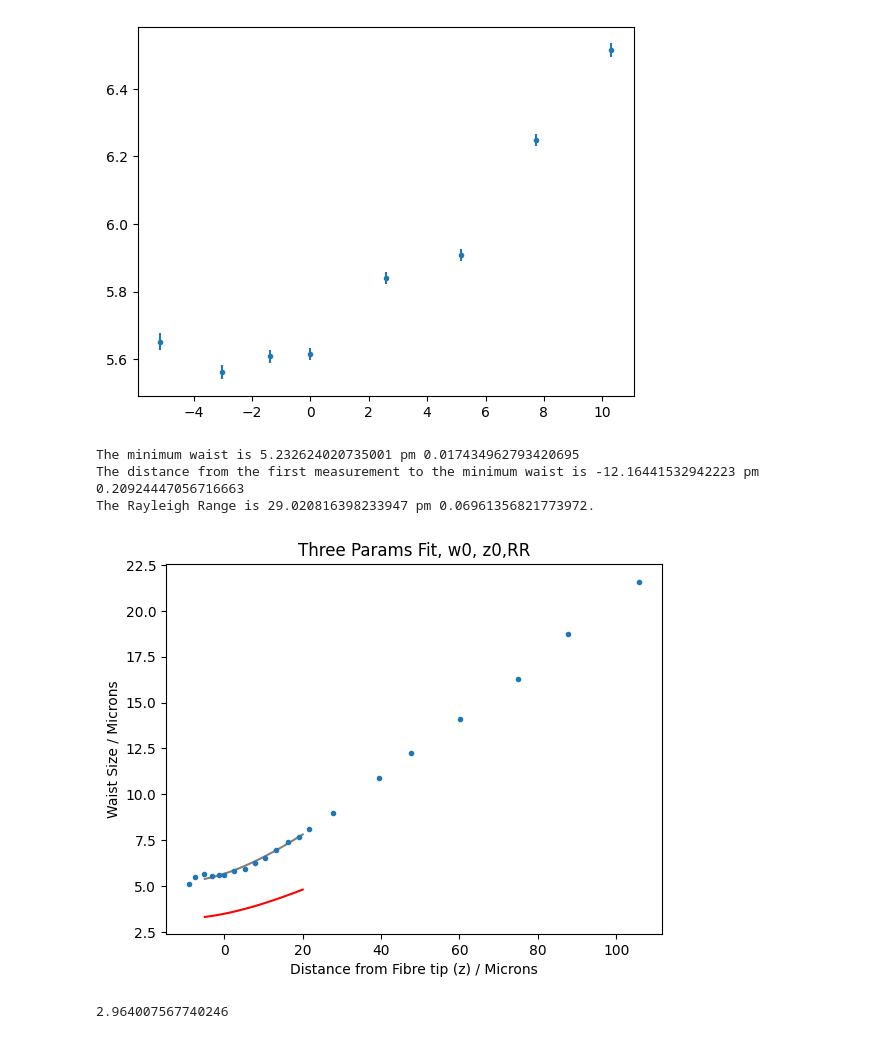
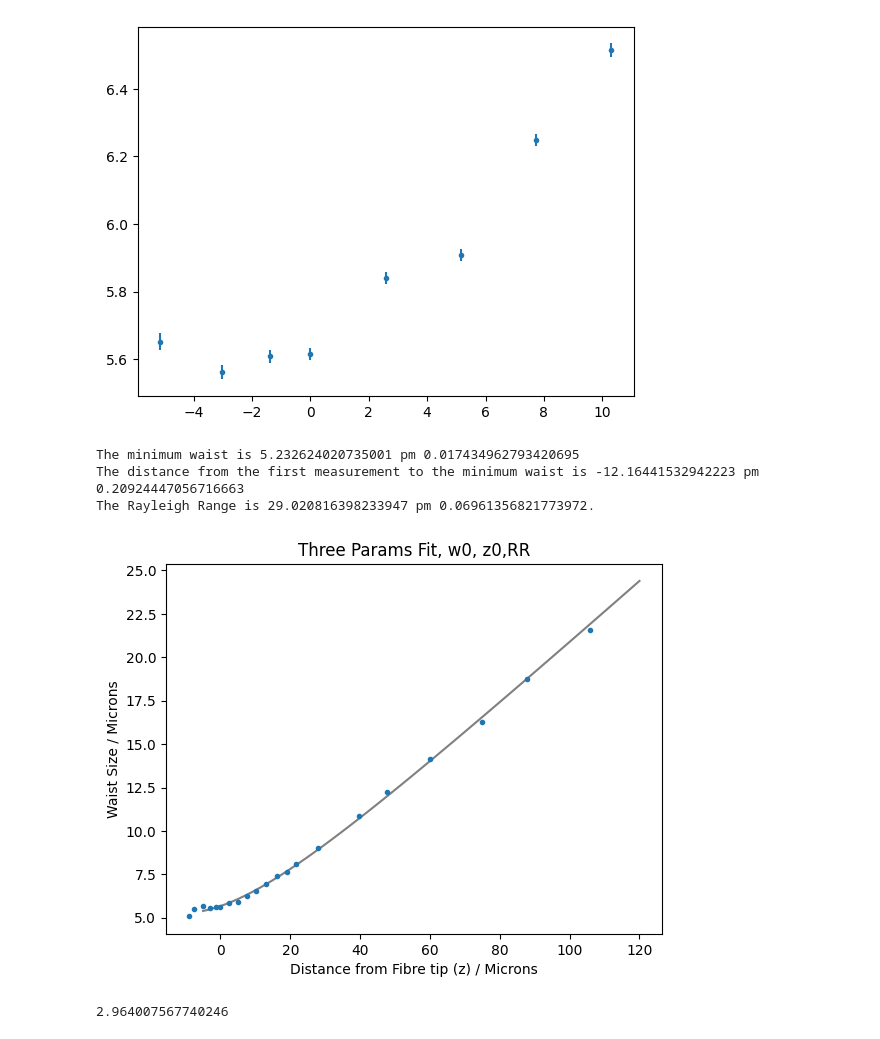
Before and after one commit to akay8/Level4Project, a Jupyter notebook: Cleaved_Fibre.ipynb, the cells around one changed output. Drawn from its saved outputs; the diff is of its cells as text; code cells hidden in the pictures.

```diff
--- a/Cleaved_Fibre.ipynb
+++ b/Cleaved_Fibre.ipynb
@@ -320,27 +325,27 @@ w0_err, z0_err,RR_err = params_errs
 # %%
 # Plot waists vs Z:
 plt.errorbar(zs, waists, yerr = waists_errs, linestyle = '', marker = 'o', ms = 3)
-plt.plot(np.linspace(-5,20,100), WvsZ(np.linspace(-5,20,100), w0, z0,RR), color = 'grey')
+plt.plot(np.linspace(-5,120,100), WvsZ(np.linspace(-5,120,100), w0, z0,RR), color = 'grey')
 
 plt.xlabel('Distance from Fibre tip (z) / Microns')
 plt.ylabel('Waist Size / Microns')
 plt.title('Three Params Fit, w0, z0,RR')
 
-plt.plot(np.linspace(-5,20,100), WvsZ(np.linspace(-5,20,100), 3.22, z0,RR), color = 'red')
+#plt.plot(np.linspace(-5,20,100), WvsZ(np.linspace(-5,20,100), 3.22, z0,RR), color = 'red')
 
 #plt.plot(np.linspace(-100,450,100), WvsZ(np.linspace(-100,450,100), 3, z0), color = 'green')
 #plt.scatter(lengths*np.cos(np.pi / 12),waists*np.cos(np.pi / 12), color = 'darkgreen')
 
 
 print('The minimum waist is {} pm {}'.format(w0, w0_err))
 print('The distance from the first measurement to the minimum waist is {} pm {}'.format(z0, z0_err))
 #print('The weird systematic error Y is {} pm {}'.format(Y0, Y0_err))
 print('The Rayleigh Range is {} pm {}.'.format(RR,RR_err))
 # %% [output]
 The minimum waist is 5.232624020735001 pm 0.017434962793420695
 The distance from the first measurement to the minimum waist is -12.16441532942223 pm 0.20924447056716663
 The Rayleigh Range is 29.020816398233947 pm 0.06961356821773972.
-[figure, old version]
+[figure, new version]
 # %%
 print( (np.pi*(w0)**2) / RR)
 # %% [output]
```
Also changed, not shown: parts of 1 cell of this notebook.
